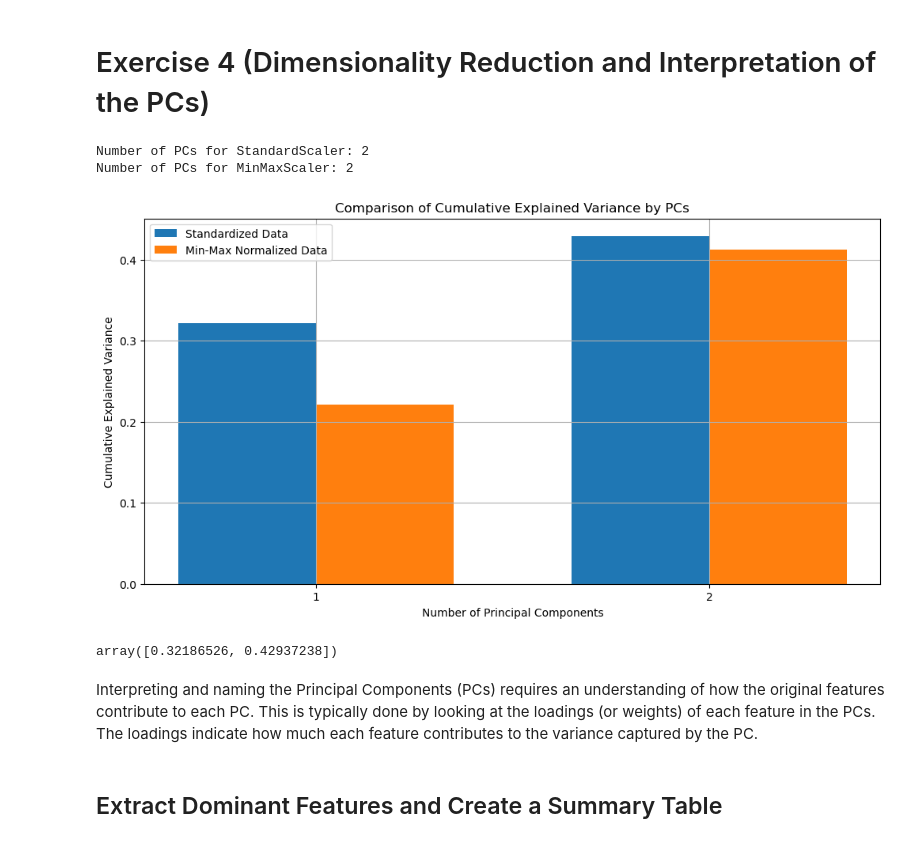
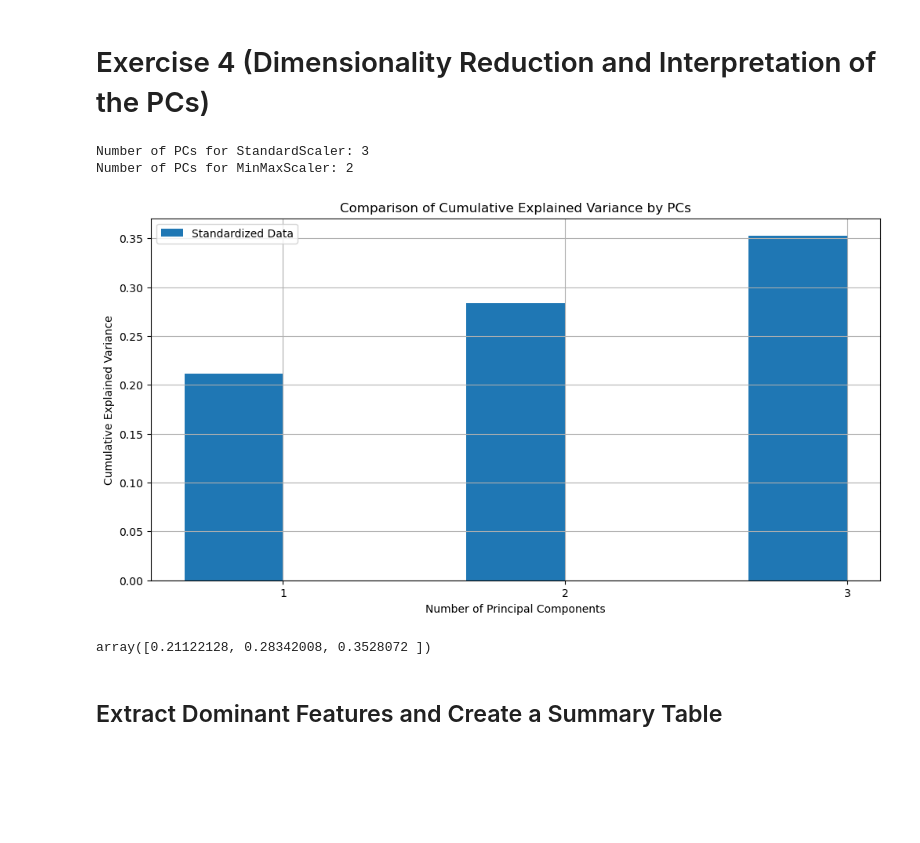
Before and after one commit to Sepehr-A/CLA_Project, a Jupyter notebook: PCA_HW/PCA_HW_NEW.ipynb, the cells around one changed output. Cells and saved outputs as stored; diff of their text form; code cells hidden in the pictures; blank space fills up the shorter version.

Commit message:
pca fixed and name labaded DOne

```diff
--- a/PCA_HW/PCA_HW_NEW.ipynb
+++ b/PCA_HW/PCA_HW_NEW.ipynb
@@ -158,9 +158,14 @@ Index(['Education', 'Marital_Status', 'Year_Birth', 'Income', 'Kidhome',
        'Dt_Customer_DayOfWeek'],
       dtype='object')
 # %%
-categorical_columns = ['Education', 'Marital_Status']
+categorical_columns = [ 'Marital_Status']
 
 Xworkdf = pd.get_dummies(Xworkdf, columns=categorical_columns)
+
+#encode the education column as ordinal
+education_map = {'Basic': 0, '2n Cycle': 1, 'Graduation': 2, 'Master': 3, 'PhD': 4}
+Xworkdf['Education'] = Xworkdf['Education'].map(education_map)
+
 features = Xworkdf.columns
 # %%
 Xworkdf.head()
@@ -195,16 +199,15 @@ from sklearn.preprocessing import StandardScaler, MinMaxScaler
 std_scaler = StandardScaler()
 minmax_scaler = MinMaxScaler()
 
-numerical_columns = list(Xworkdf.select_dtypes(exclude=['bool']).columns)
 # create a DataFrame with the standardized features
-Xworkdf_std = pd.DataFrame(std_scaler.fit_transform(Xworkdf[numerical_columns]))
-Xworkdf_mm = pd.DataFrame(minmax_scaler.fit_transform(Xworkdf[numerical_columns]))
+Xworkdf_std = pd.DataFrame(std_scaler.fit_transform(Xworkdf))
+Xworkdf_mm = pd.DataFrame(minmax_scaler.fit_transform(Xworkdf))
 
 # Assign column names to the standardized DataFrame
-Xworkdf_std.columns = numerical_columns
+Xworkdf_std.columns = Xworkdf.columns
 
 # Assign column names to the min-max scaled DataFrame
-Xworkdf_mm.columns = numerical_columns
+Xworkdf_mm.columns = Xworkdf.columns
 # %%
 
 # Calculate variances for each DataFrame
@@ -348,43 +309,37 @@ pca_mm = PCA(n_components=m_mm)
 
 X_std_pca = pca_std.fit_transform(Xworkdf_std)
 X_mm_pca = pca_mm.fit_transform(Xworkdf_mm)
 
 cumulative_explained_variance_std = np.cumsum(pca_std.explained_variance_ratio_)
 cumulative_explained_variance_mm = np.cumsum(pca_mm.explained_variance_ratio_)
 
 # AS menthoned before, usuing standard scaler usaully gives better results than minmax scaler becuase for firsts principal components,
 # This is why the cumulative explained variance might rise quicker for PCA.
 
 # Plot the cumulative explained variance
 # Assuming cumulative_explained_variance_std and cumulative_explained_variance_mm are already computed
 num_pcs = max(len(cumulative_explained_variance_std), len(cumulative_explained_variance_mm))
 indices = np.arange(1, num_pcs + 1)
 
 # Set the bar width
 bar_width = 0.35
 
 # Plot
 plt.figure(figsize=(12, 6))
-bar1 = plt.bar(indices - bar_width / 2, cumulative_explained_variance_std[:num_pcs], bar_width,
-               label='Standardized Data')
-bar2 = plt.bar(indices + bar_width / 2, cumulative_explained_variance_mm[:num_pcs], bar_width,
-               label='Min-Max Normalized Data')
-
+bar1 = plt.bar(indices - bar_width / 2, cumulative_explained_variance_std[:num_pcs], bar_width, label='Standardized Data')
 plt.xlabel('Number of Principal Components')
 plt.ylabel('Cumulative Explained Variance')
 plt.title('Comparison of Cumulative Explained Variance by PCs')
 plt.xticks(indices)
 plt.legend()
 plt.grid(True)
 plt.show()
 cumulative_explained_variance_std
 # %% [output]
-Number of PCs for StandardScaler: 2
+Number of PCs for StandardScaler: 3
 Number of PCs for MinMaxScaler: 2
-[figure, old version]
+[figure, new version]
-array([0.32186526, 0.42937238])
+array([0.21122128, 0.28342008, 0.3528072 ])
-# %% [markdown]
-Interpreting and naming the Principal Components (PCs) requires an understanding of how the original features contribute to each PC. This is typically done by looking at the loadings (or weights) of each feature in the PCs. The loadings indicate how much each feature contributes to the variance captured by the PC.
 # %% [markdown]
 ## Extract Dominant Features and Create a Summary Table
 # %%
```
Also changed, not shown: parts of 10 cells of this notebook.
